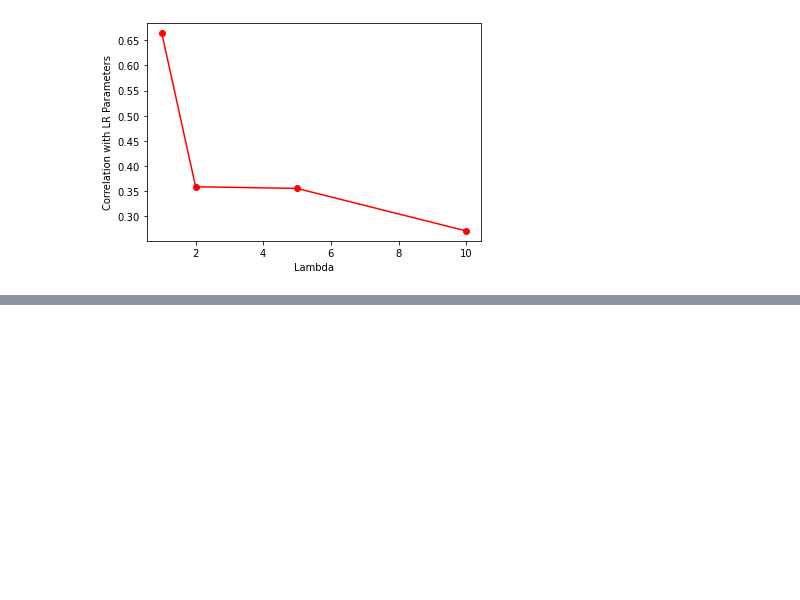
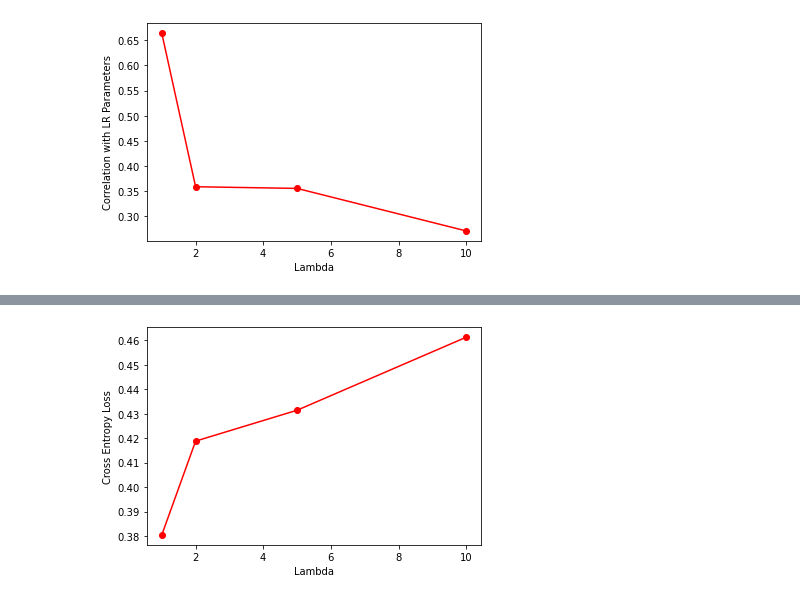
Before and after one commit to shuo-zhou/GSDA-Lateralization, a Jupyter notebook: Plot.ipynb, the cells around one changed output, grey strips where cells are left out. Saved outputs shown, nothing was run; the diff lists cells and outputs as text; code cells hidden in the pictures; blank space fills up the shorter version.

```diff
--- a/Plot.ipynb
+++ b/Plot.ipynb
@@ -144,0 +165,10 @@ plt.show()
+# %%
+plt.plot(lambdas, pred_loss, 'ro-')
+plt.xlabel('Lambda')
+plt.ylabel('Cross Entropy Loss')
+# plt.legend(loc=1)
+plt.savefig('sslr_pred_loss_fe.pdf', format='pdf', bbox_inches='tight')
+plt.savefig('sslr_pred_loss_fe.png', format='png', bbox_inches='tight')
+plt.show()
+# %% [output]
+[figure, added]
```
Also changed, not shown: parts of 5 cells of this notebook, 1 other file.
